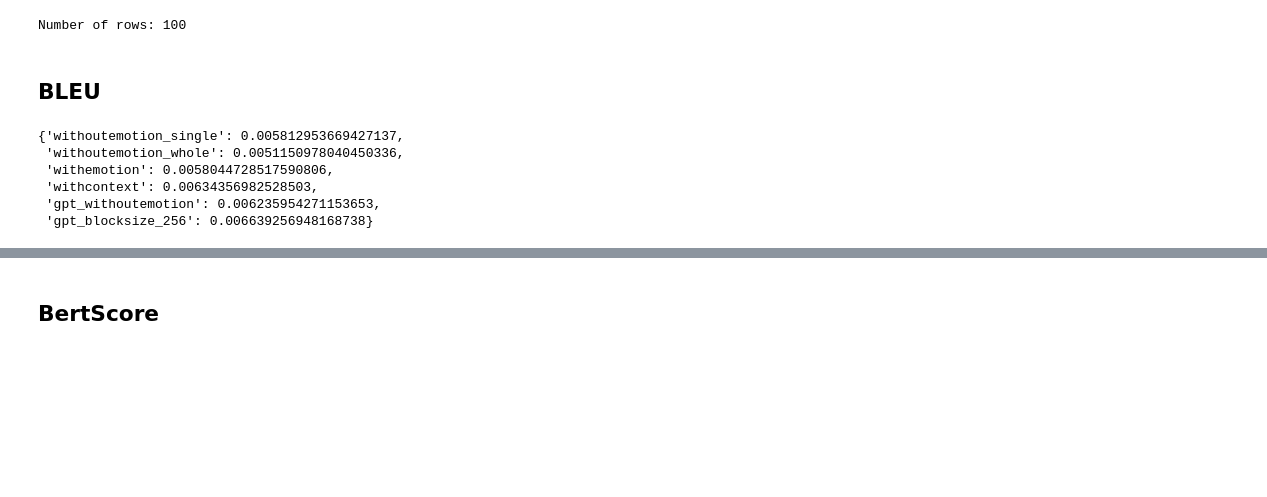
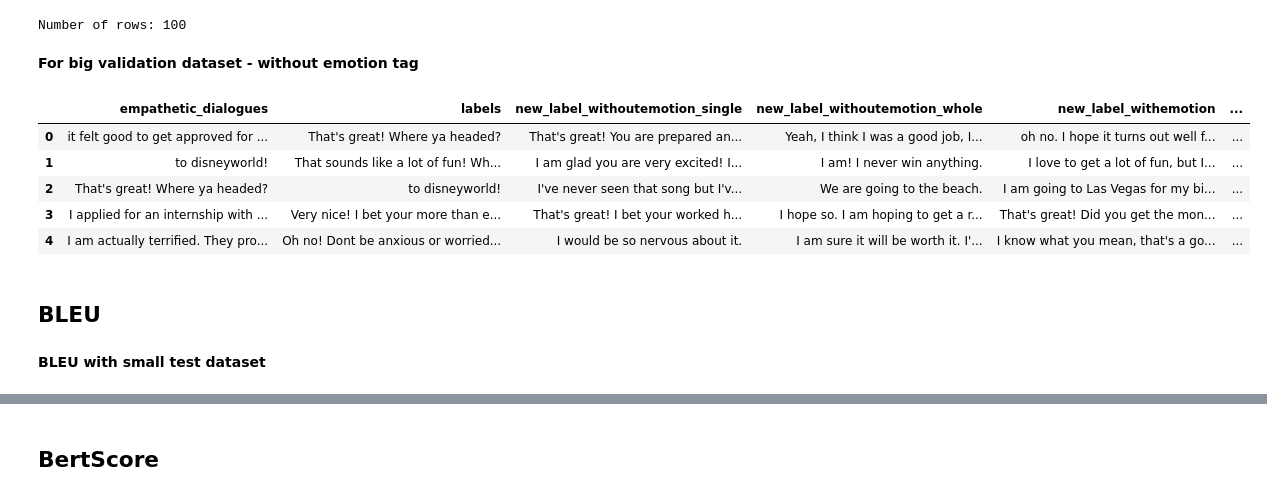
Before and after one commit to CallMeL/Empathetic-Dialogue-System, a Jupyter notebook: src/evaluation/evaluation.ipynb, the cells around one changed output, grey strips where cells are left out. Drawn from its saved outputs; the diff is of its cells as text; code cells hidden in the pictures; blank space fills up the shorter version.

Commit message:
finnished all runs for evaluation with small and big dataset

```diff
--- a/src/evaluation/evaluation.ipynb
+++ b/src/evaluation/evaluation.ipynb
@@ -80,6 +89,24 @@ df.head()
 print(f"Number of rows: {df.shape[0]}")
 # %% [output]
 Number of rows: 100
+# %% [markdown]
+**For big validation dataset - without emotion tag**
+# %%
+# Processing model's output, because we get (response, emotion, context), and we only want the response.
+
+test_file_path = '../../data/emotion/validation/final.csv'
+test_df = pd.read_csv(test_file_path)
+# %%
+test_df.head()
+# %% [output]
+|  | empathetic_dialogues | labels | new_label_withoutemotion_single | new_label_withoutemotion_whole | new_label_withemotion | ... |
+| 0 | it felt good to get approved for ... | That's great! Where ya headed? | That's great! You are prepared an... | Yeah, I think I was a good job, I... | oh no. I hope it turns out well f... | ... |
+| 1 | to disneyworld! | That sounds like a lot of fun! Wh... | I am glad you are very excited! I... | I am! I never win anything. | I love to get a lot of fun, but I... | ... |
+| 2 | That's great! Where ya headed? | to disneyworld! | I've never seen that song but I'v... | We are going to the beach. | I am going to Las Vegas for my bi... | ... |
+| 3 | I applied for an internship with ... | Very nice! I bet your more than e... | That's great! I bet your worked h... | I hope so. I am hoping to get a r... | That's great! Did you get the mon... | ... |
+| 4 | I am actually terrified. They pro... | Oh no! Dont be anxious or worried... | I would be so nervous about it. | I am sure it will be worth it. I'... | I know what you mean, that's a go... | ... |
 # %% [markdown]
 ## BLEU
+# %% [markdown]
+**BLEU with small test dataset**
 # %%
@@ -107,9 +136,0 @@ for model_type, model in model_list.items():
-# %%
-bleu_scores_average
-# %% [output]
-{'withoutemotion_single': 0.005812953669427137,
- 'withoutemotion_whole': 0.0051150978040450336,
- 'withemotion': 0.0058044728517590806,
- 'withcontext': 0.00634356982528503,
- 'gpt_withoutemotion': 0.006235954271153653,
- 'gpt_blocksize_256': 0.006639256948168738}
```
Also changed, not shown: parts of 40 cells of this notebook, 7 other files.
